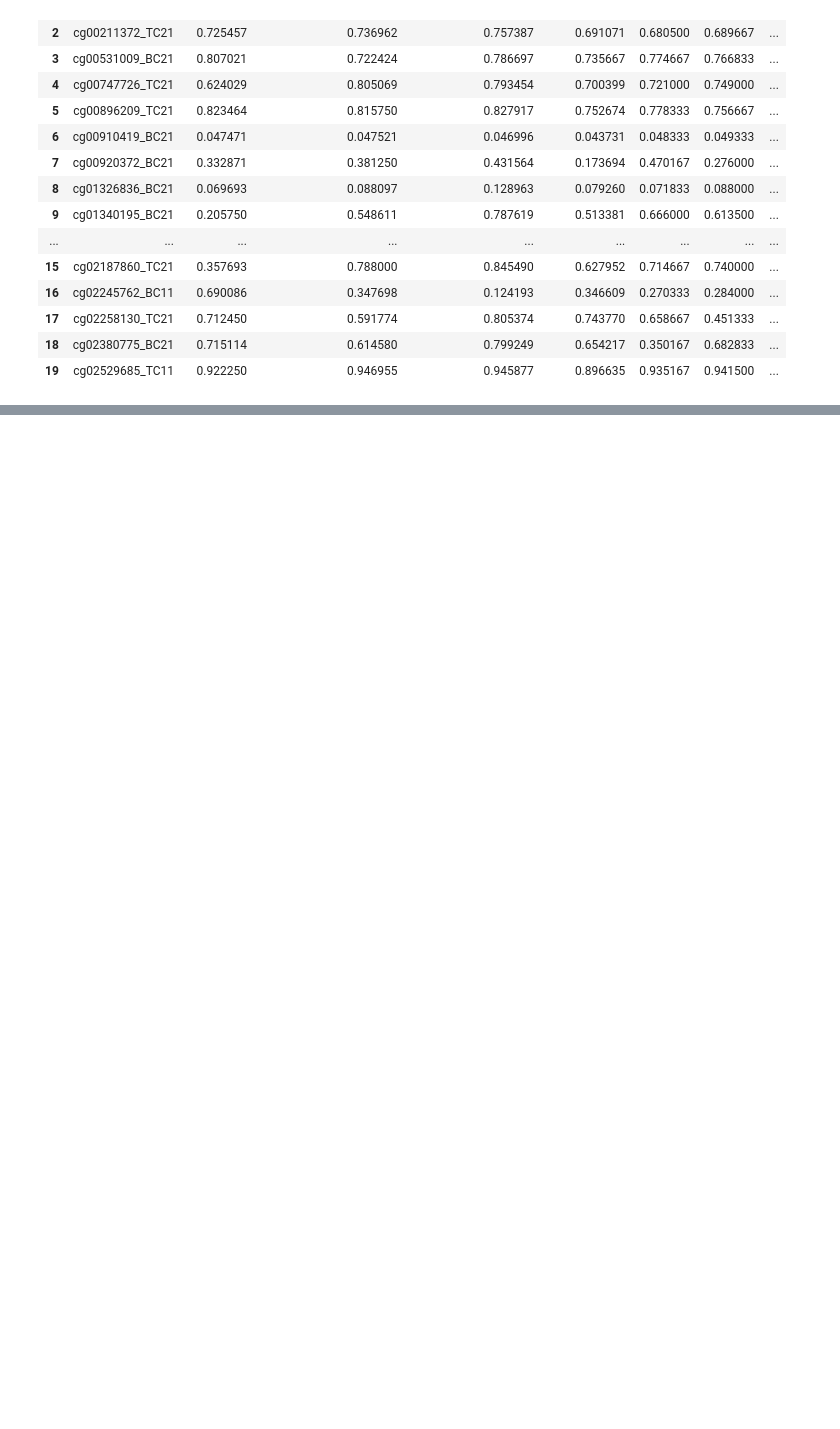
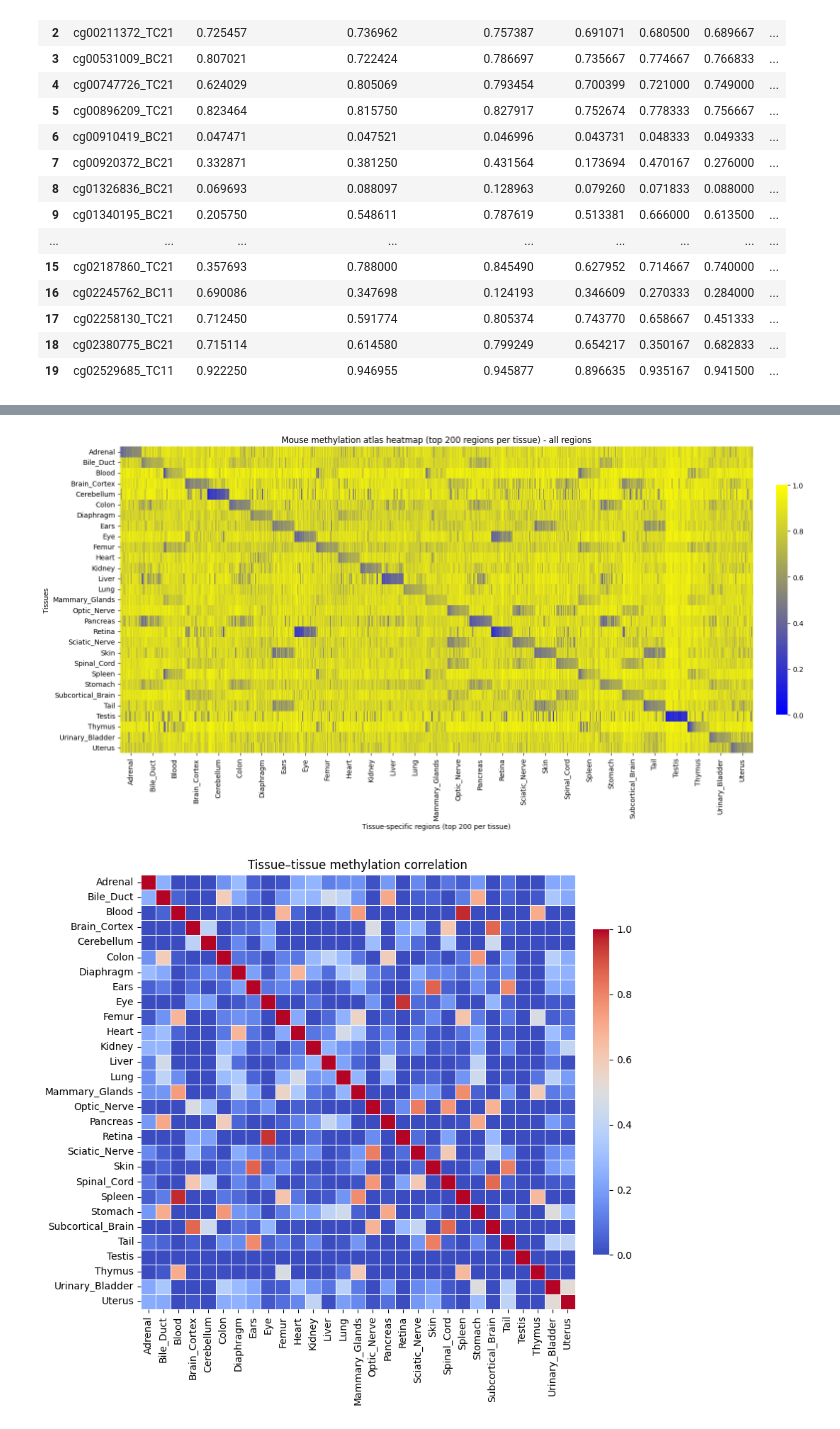
Before and after one commit to jullid/mouse-DNA-project, a Jupyter notebook: notebooks/difference.ipynb, the cells around one changed output, grey strips where cells are left out. Drawn from its saved outputs; the diff is of its cells as text; code cells hidden in the pictures; blank space fills up the shorter version.

```diff
--- a/notebooks/difference.ipynb
+++ b/notebooks/difference.ipynb
@@ -319,7 +306,7 @@ def extract_top_regions(
 # %%
 """ PIPELINE """
 # step 1: compute per-tissue differential tables
-final_df, all_tissues_results = build_tissue_diff_table(
+all_tissues_results = build_tissue_diff_table(
     df_celltype,
     use_filtering=True
 )
@@ -340,13 +327,3 @@ display(
         )
     )
 )
-
-#Do some statistics on this, such as median diff, mean diff, lowest/highest diff:
-metrics_cols = ["target_meth", "background_meth", "diff"]
-df_metrics = df_top_regions[metrics_cols]
-
-summary_stats = df_metrics.describe().T
-summary_stats["range"] = summary_stats["max"] - summary_stats["min"]
-
-summary_stats = summary_stats.drop(columns=["count"]).T
-summary_stats
@@ -490,6 +552,6 @@ def plot_heatmap(heatmap_matrix, df_top_regions, title=None, figsize=(20, 8)):
 # %%
 """
-The following function all use heatmap_matrix and is used to plot various correlation plots.
+The following functions all use heatmap_matrix and is used to plot various correlation plots.
 """
 
 # shared computation function, avoids recomputing T.corr
@@ -510,7 +572,8 @@ def plot_tissue_correlation(tissue_corr, figsize=(10, 8), title=None):
         vmin=0,
         vmax=1,
         square=True,
-        linewidths=0.5
+        linewidths=0.5,
+        cbar_kws={"shrink": 0.75, "pad": 0.03}
     )
 
     plt.title(title or "Tissue–tissue methylation correlation")
@@ -557,7 +620,8 @@ def plot_clustered_tissue_correlation(
         vmin=0,
         vmax=1,
         linewidths=0.5,
-        figsize=figsize
+        figsize=figsize,
+        cbar_kws={"shrink": 0.75, "pad": 0.03}
     )
 
     if title:
@@ -651,0 +732,56 @@ Index(['probe_ID', 'Eye_Retina', 'Brain_Cortex_Subcortical',
+# %%
+""" FULL PIPELINE - 29 TISSUES """
+
+# Step 1: compute per-tissue differential tables
+all_tissues_results = build_tissue_diff_table(
+    df=DATAFRAME,
+    use_filtering=USE_FILTERING
+)
+
+# Step 2: extract top N regions per tissue
+df_top_regions = extract_top_regions(
+    all_tissues_results,
+    top_n=TOP_N
+)
+
+# Step 3: create heatmap matrix (tissues × regions)
+heatmap_matrix, regions_per_tissue_count = create_heatmap_matrix(
+    df=DATAFRAME,
+    df_top_regions=df_top_regions,
+    region_mode=REGION_MODE,
+    verbose=USE_VERBOSE
+)
+
+# Step 4: plot methylation heatmap
+plot_heatmap(
+    heatmap_matrix,
+    regions_per_tissue_count,
+    top_n=TOP_N,
+    title=f"{HEATMAP_TITLE} (top {TOP_N} regions per tissue) - {REGION_MODE} regions"
+)
+
+# Step 5: compute tissue–tissue correlation matrix
+tissue_corr = compute_tissue_correlation(
+    heatmap_matrix,
+    method=CORR_METHOD
+)
+
+# Step 6: plot tissue correlation heatmap
+plot_tissue_correlation(
+    tissue_corr,
+    title=CORR_TITLE
+)
+
+# Step 7: plot tissue dendrogram (hierarchical clustering)
+Z = plot_tissue_dendrogram(
+    tissue_corr,
+    method=CLUSTER_METHOD,
+    title=DENDRO_TITLE
+)
+
+# Step 8: plot clustered tissue correlation heatmap
+plot_clustered_tissue_correlation(
+    tissue_corr,
+    title=CLUSTERED_CORR_TITLE
+)
+# %% [output]
@@ -651,0 +809,2 @@ Index(['probe_ID', 'Eye_Retina', 'Brain_Cortex_Subcortical',
+[figure, added]
+[figure, added]
```
Also changed, not shown: parts of 18 cells of this notebook.
